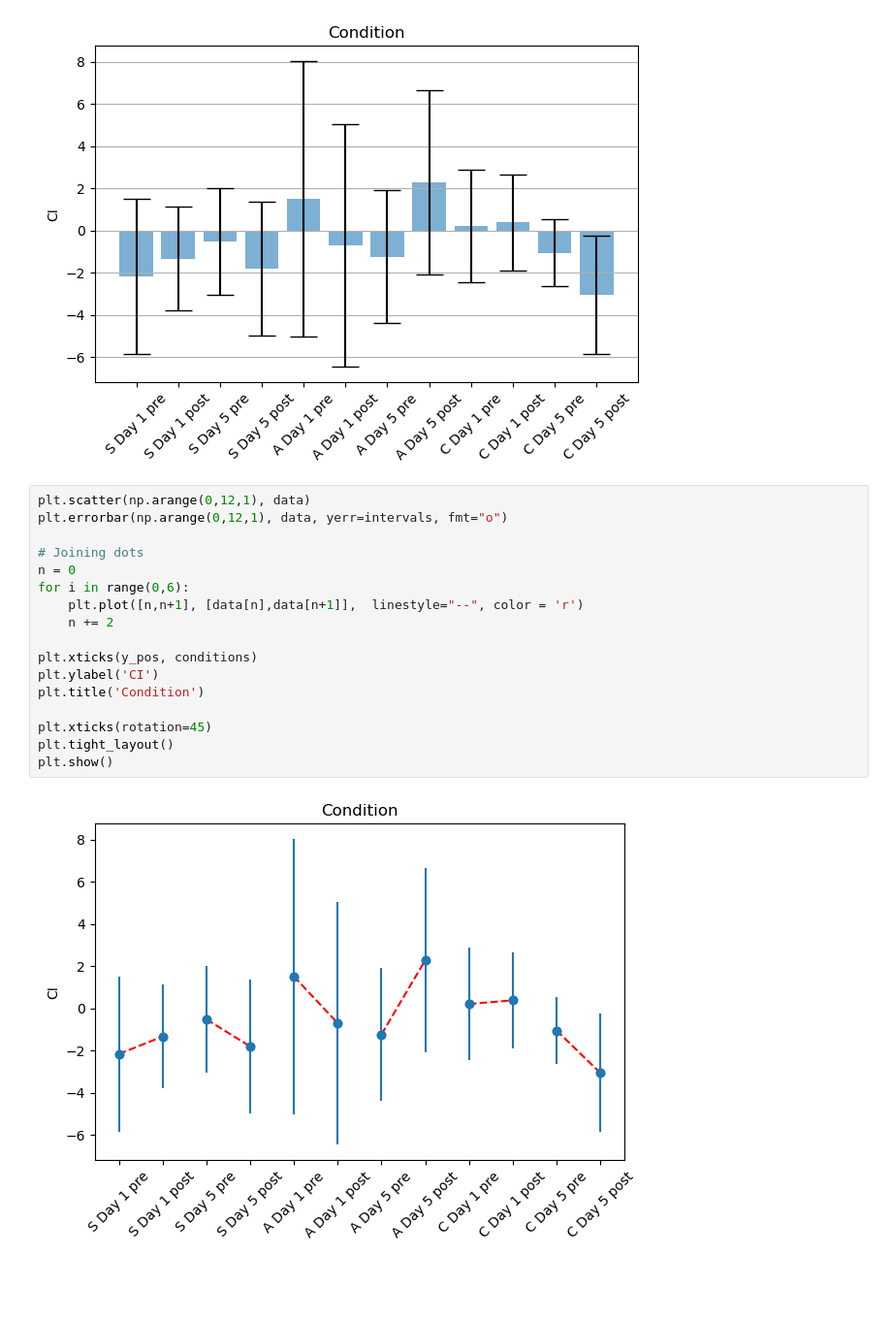
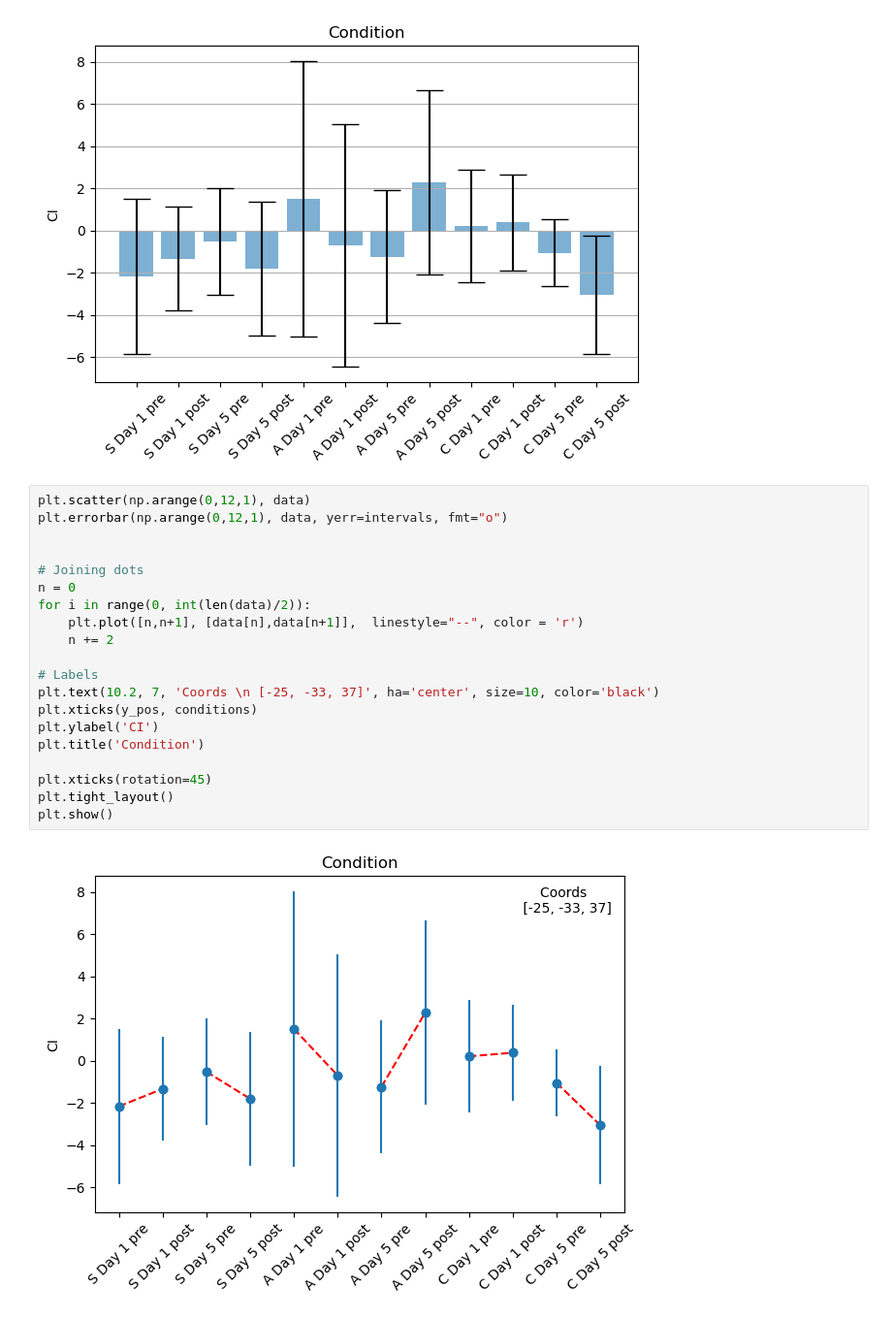
Before and after one commit to davide-aloi/raindrop_analyses_fmri_eeg, a Jupyter notebook: fmri/exploratory_data_analysis/p01_plot_CI_samescale.ipynb, the cells around one changed output. Shown at 97% size. Drawn from its saved outputs; the diff is of its cells as text; blank space fills up the shorter version.

Commit message:
plots added

```diff
--- a/fmri/exploratory_data_analysis/p01_plot_CI_samescale.ipynb
+++ b/fmri/exploratory_data_analysis/p01_plot_CI_samescale.ipynb
@@ -43,19 +43,22 @@ plt.show()
 # %%
 plt.scatter(np.arange(0,12,1), data)
 plt.errorbar(np.arange(0,12,1), data, yerr=intervals, fmt="o")
 
+
 # Joining dots
 n = 0
-for i in range(0,6):
+for i in range(0, int(len(data)/2)):
     plt.plot([n,n+1], [data[n],data[n+1]],  linestyle="--", color = 'r')
     n += 2
 
+# Labels
+plt.text(10.2, 7, 'Coords \n [-25, -33, 37]', ha='center', size=10, color='black')
 plt.xticks(y_pos, conditions)
 plt.ylabel('CI')
 plt.title('Condition')
 
 plt.xticks(rotation=45)
 plt.tight_layout()
 plt.show()
 # %% [output]
-[figure, old version]
+[figure, new version]
```
Also changed, not shown: 2 other files.
